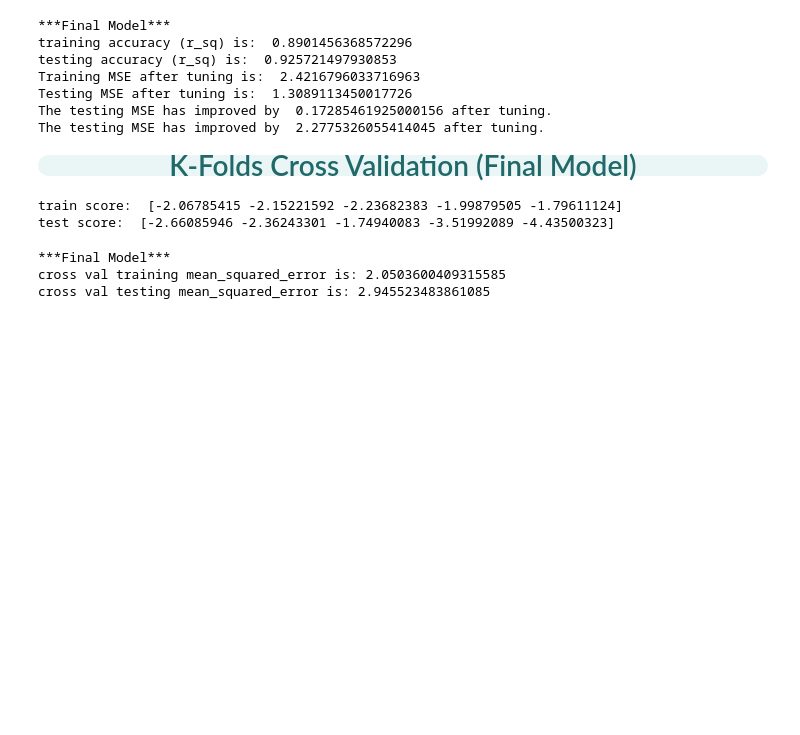
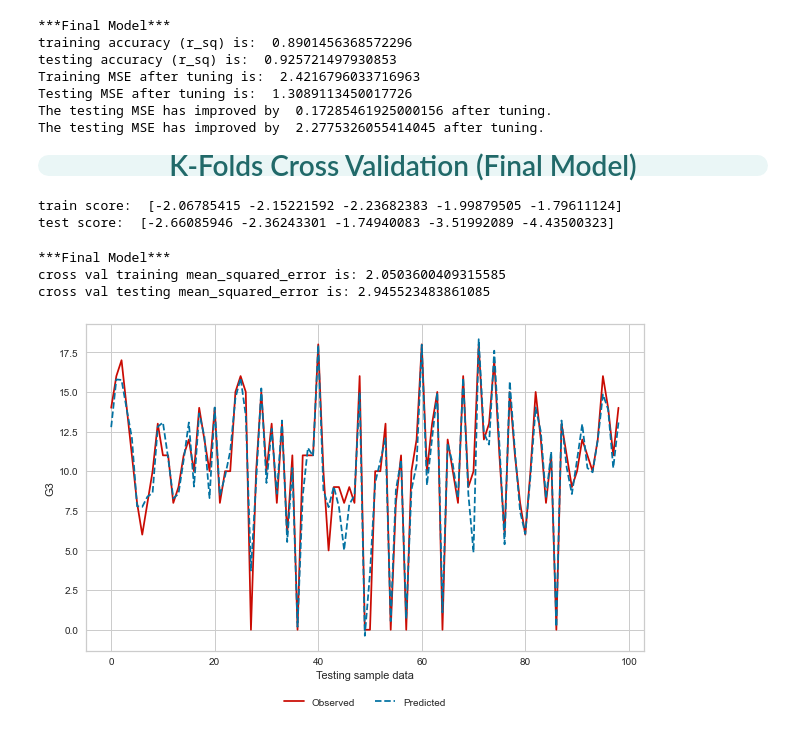
Before and after one commit to Heng-Zi-Hui/DSAI-Mini-Project, a Jupyter notebook: DSAI_Project/MainProject.ipynb, the cells around one changed output. Saved outputs shown, nothing was run; the diff lists cells and outputs as text; code cells hidden in the pictures; blank space fills up the shorter version.

```diff
--- a/DSAI_Project/MainProject.ipynb
+++ b/DSAI_Project/MainProject.ipynb
@@ -1290,3 +1389,16 @@ print('cross val testing mean_squared_error is:', sum(-results['test_score'])/le
 ***Final Model***
 cross val training mean_squared_error is: 2.0503600409315585
 cross val testing mean_squared_error is: 2.945523483861085
+# %%
+y_test_pred=xgbR.predict(X_test)
+plt.rcParams['figure.figsize'] = (10,6)
+x_ax=range(len(X_test))
+
+plt.plot(x_ax,y_test,label='Observed',color ='r',linestyle ='-')
+plt.plot(x_ax,preds,label='Predicted',color ='b',linestyle ='--')
+plt.ylabel('G3')
+plt.xlabel('Testing sample data')
+plt.legend(bbox_to_anchor = (0.5,-0.2), loc = 'lower center',ncol= 2, frameon = False)
+plt.show()
+# %% [output]
+[figure, added]
```
Also changed, not shown: parts of 32 cells of this notebook.
